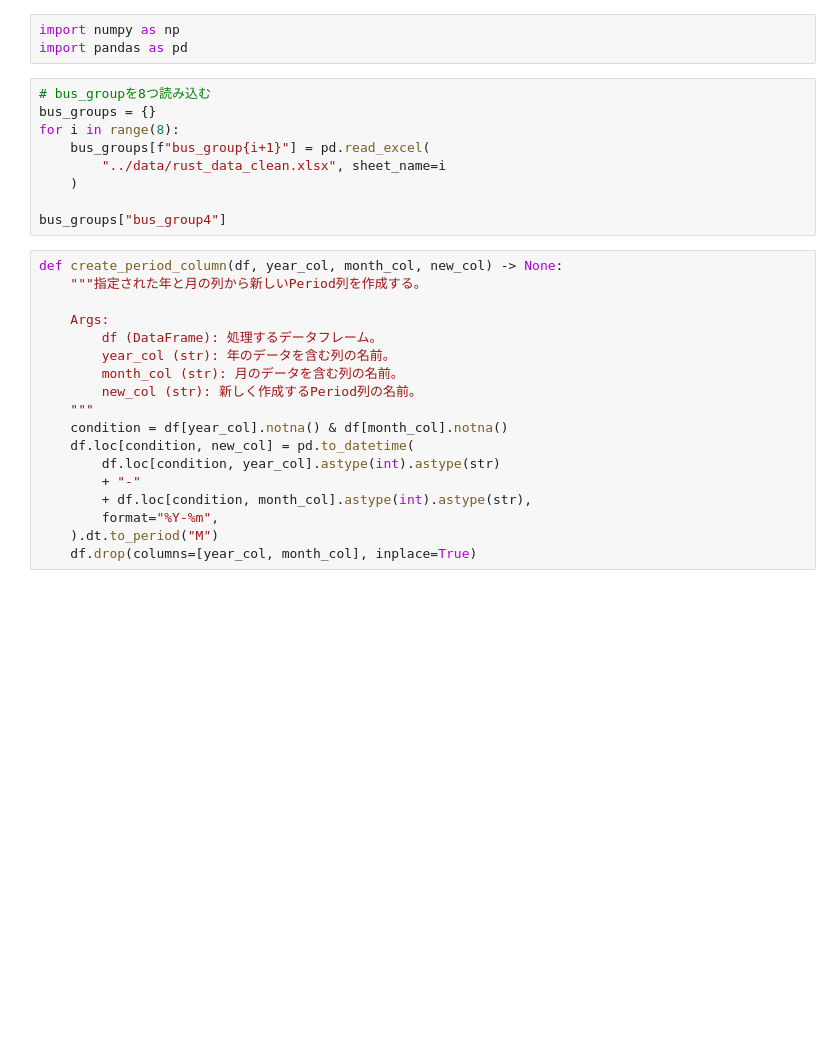
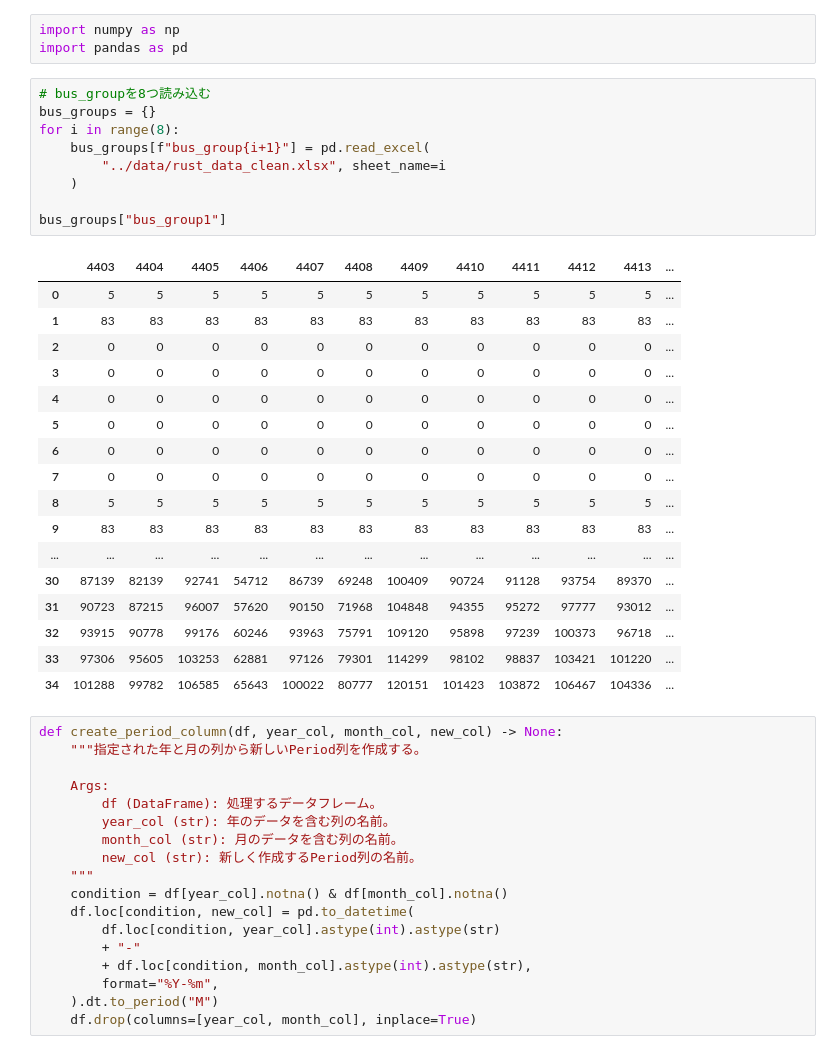
Before and after one commit to Aoyagi816/rust_reprication, a Jupyter notebook: notebooks/table2a.ipynb, the cells around one changed output. Saved outputs shown, nothing was run; the diff lists cells and outputs as text; blank space fills up the shorter version.

```diff
--- a/notebooks/table2a.ipynb
+++ b/notebooks/table2a.ipynb
@@ -4,12 +4,30 @@ import pandas as pd
 # %%
 # bus_groupを8つ読み込む
 bus_groups = {}
 for i in range(8):
     bus_groups[f"bus_group{i+1}"] = pd.read_excel(
         "../data/rust_data_clean.xlsx", sheet_name=i
     )
 
-bus_groups["bus_group4"]
+bus_groups["bus_group1"]
+# %% [output]
+|  | 4403 | 4404 | 4405 | 4406 | 4407 | 4408 | 4409 | 4410 | 4411 | 4412 | 4413 | ... |
+| 0 | 5 | 5 | 5 | 5 | 5 | 5 | 5 | 5 | 5 | 5 | 5 | ... |
+| 1 | 83 | 83 | 83 | 83 | 83 | 83 | 83 | 83 | 83 | 83 | 83 | ... |
+| 2 | 0 | 0 | 0 | 0 | 0 | 0 | 0 | 0 | 0 | 0 | 0 | ... |
+| 3 | 0 | 0 | 0 | 0 | 0 | 0 | 0 | 0 | 0 | 0 | 0 | ... |
+| 4 | 0 | 0 | 0 | 0 | 0 | 0 | 0 | 0 | 0 | 0 | 0 | ... |
+| 5 | 0 | 0 | 0 | 0 | 0 | 0 | 0 | 0 | 0 | 0 | 0 | ... |
+| 6 | 0 | 0 | 0 | 0 | 0 | 0 | 0 | 0 | 0 | 0 | 0 | ... |
+| 7 | 0 | 0 | 0 | 0 | 0 | 0 | 0 | 0 | 0 | 0 | 0 | ... |
+| 8 | 5 | 5 | 5 | 5 | 5 | 5 | 5 | 5 | 5 | 5 | 5 | ... |
+| 9 | 83 | 83 | 83 | 83 | 83 | 83 | 83 | 83 | 83 | 83 | 83 | ... |
+| ... | ... | ... | ... | ... | ... | ... | ... | ... | ... | ... | ... | ... |
+| 30 | 87139 | 82139 | 92741 | 54712 | 86739 | 69248 | 100409 | 90724 | 91128 | 93754 | 89370 | ... |
+| 31 | 90723 | 87215 | 96007 | 57620 | 90150 | 71968 | 104848 | 94355 | 95272 | 97777 | 93012 | ... |
+| 32 | 93915 | 90778 | 99176 | 60246 | 93963 | 75791 | 109120 | 95898 | 97239 | 100373 | 96718 | ... |
+| 33 | 97306 | 95605 | 103253 | 62881 | 97126 | 79301 | 114299 | 98102 | 98837 | 103421 | 101220 | ... |
+| 34 | 101288 | 99782 | 106585 | 65643 | 100022 | 80777 | 120151 | 101423 | 103872 | 106467 | 104336 | ... |
 # %%
 def create_period_column(df, year_col, month_col, new_col) -> None:
     """指定された年と月の列から新しいPeriod列を作成する。
```
Also changed, not shown: parts of 5 cells of this notebook.
